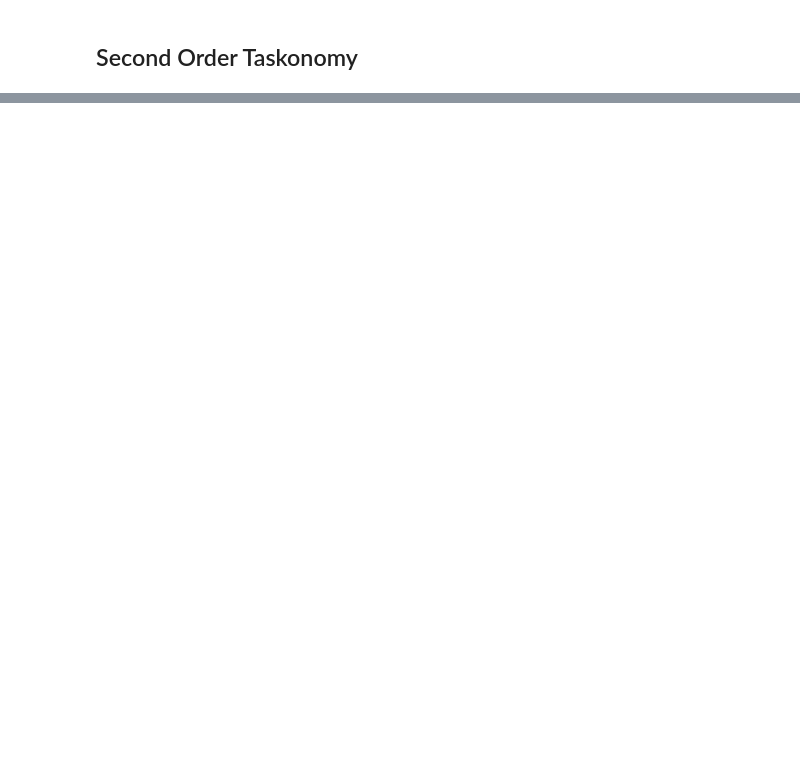
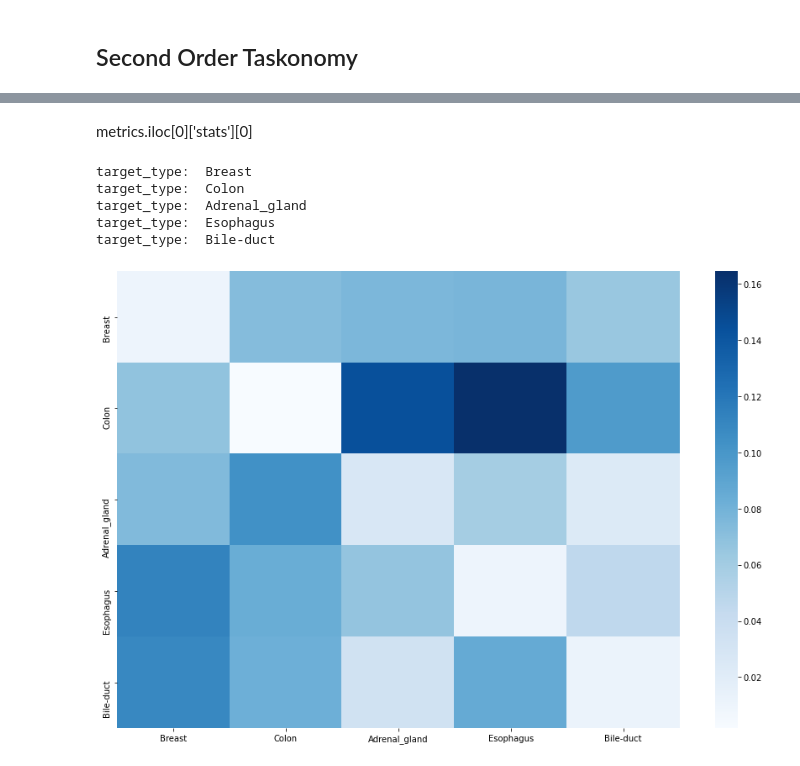
Before and after one commit to shikhar-srivastava/hover_net, a Jupyter notebook: taskonomy/notebooks/task_affinity.ipynb, the cells around one changed output, grey strips where cells are left out. Saved outputs shown, nothing was run; the diff lists cells and outputs as text; code cells hidden in the pictures; blank space fills up the shorter version.

```diff
--- a/taskonomy/notebooks/task_affinity.ipynb
+++ b/taskonomy/notebooks/task_affinity.ipynb
@@ -117,0 +32,16 @@ np.linalg.eig(W[2])
+# %% [markdown]
+metrics.iloc[0]['stats'][0]
+# %%
+bucket_type = 'top5'
+metrics, type_list = read_metric_logs(bucket_type)
+a_distances, labels = calculate_affinity_distance(metrics, type_list, beta = 15)
+plt.figure(figsize=(15,10))
+sns.heatmap(a_distances, xticklabels=labels[0], yticklabels=labels[0], cmap='Blues')
+plt.show()
+# %% [output]
+target_type:  Breast
+target_type:  Colon
+target_type:  Adrenal_gland
+target_type:  Esophagus
+target_type:  Bile-duct
+[figure, added]
```
Also changed, not shown: parts of 11 cells of this notebook, 4 other files.
